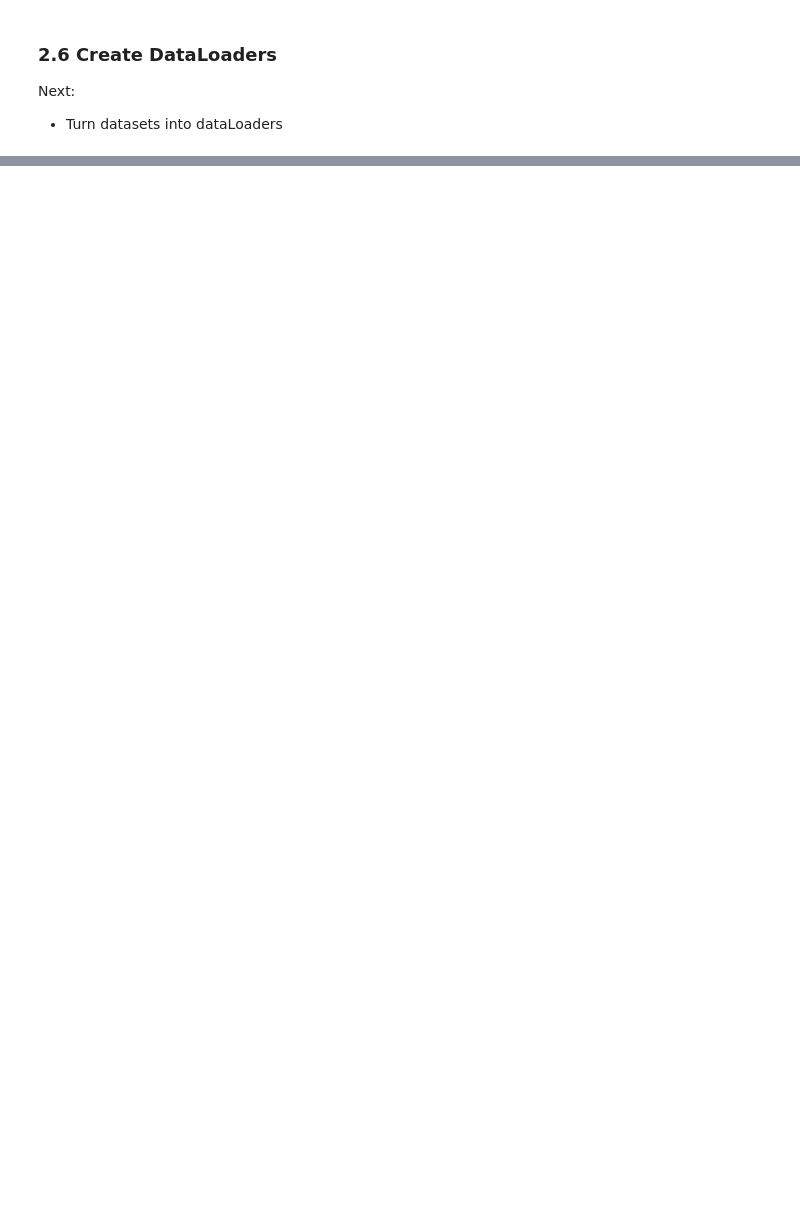
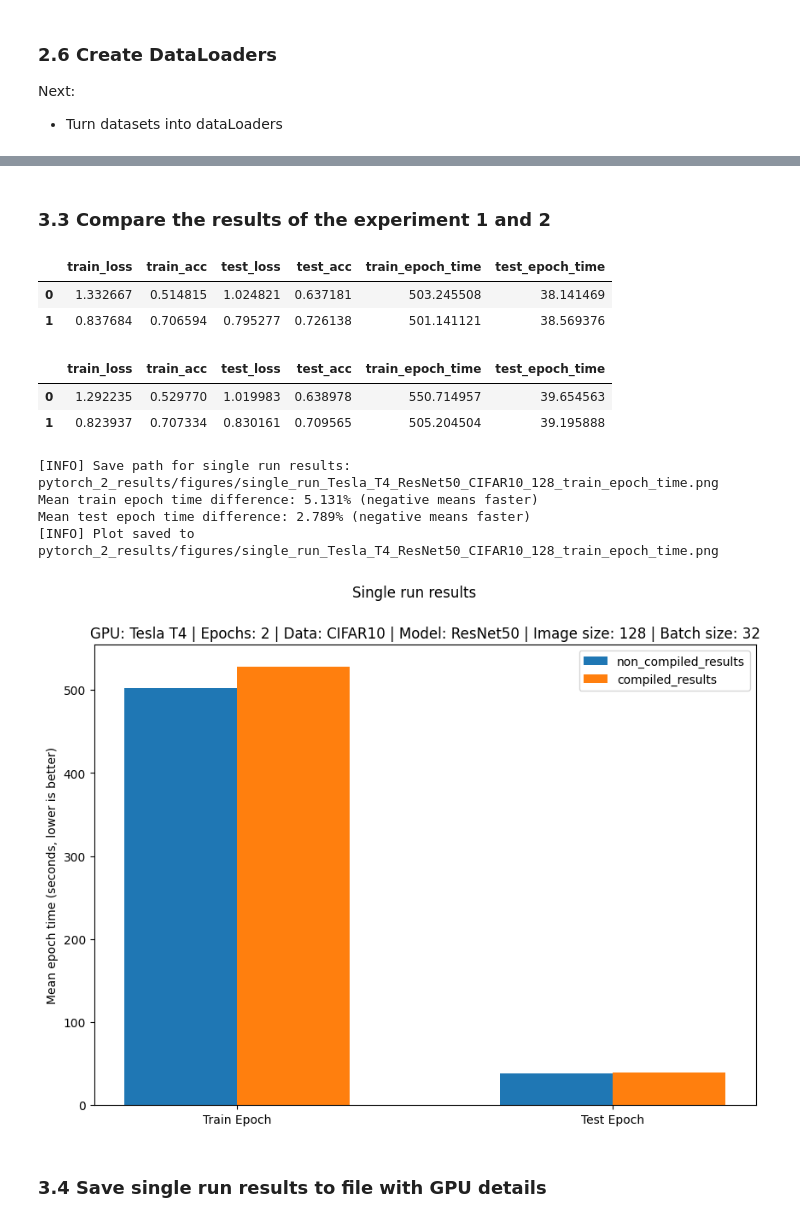
Before and after one commit to gil612/PyTorch, a Jupyter notebook: Python_2_intro.ipynb, the cells around one changed output, grey strips where cells are left out. Drawn from its saved outputs; the diff is of its cells as text; code cells hidden in the pictures; blank space fills up the shorter version.

Commit message:
4 experiments

```diff
--- a/Python_2_intro.ipynb
+++ b/Python_2_intro.ipynb
@@ -409,0 +380,18 @@ Next:
+# %%
+from torch.utils.data import DataLoader
+
+import os
+NUM_WORKERS = os.cpu_count() # We want highest number of CPU cores to load data to GPU
+
+train_dataloader = DataLoader(dataset=train_dataset,
+                              batch_size=BATCH_SIZE,
+                              shuffle = True,
+                              num_workers = NUM_WORKERS)
+test_dataloader = DataLoader(dataset=test_dataset,
+                              batch_size=BATCH_SIZE,
+                              shuffle = False,
+                              num_workers = NUM_WORKERS)
+
+print(f"Train dataloader num batches: {len(train_dataloader)} of batch size {BATCH_SIZE}")
+print(f"Test dataloader num batches: {len(test_dataloader)} of batch size {BATCH_SIZE}")
+print(f"Using num workers to load data (more is generally better): {NUM_WORKERS}")
@@ -409,0 +751,23 @@ Next:
+# %% [markdown]
+### 3.3 Compare the results of the experiment 1 and 2
+# %%
+# Turn experiment results into dataframes
+import pandas as pd
+single_run_no_compile_results_df = pd.DataFrame(single_run_no_compile_results)
+single_run_compile_results_df = pd.DataFrame(single_run_compile_results)
+# %%
+single_run_no_compile_results_df
+# %% [output]
+|  | train_loss | train_acc | test_loss | test_acc | train_epoch_time | test_epoch_time |
+| 0 | 1.332667 | 0.514815 | 1.024821 | 0.637181 | 503.245508 | 38.141469 |
+| 1 | 0.837684 | 0.706594 | 0.795277 | 0.726138 | 501.141121 | 38.569376 |
+# %%
+single_run_compile_results_df
+# %% [output]
+|  | train_loss | train_acc | test_loss | test_acc | train_epoch_time | test_epoch_time |
+| 0 | 1.292235 | 0.529770 | 1.019983 | 0.638978 | 550.714957 | 39.654563 |
+| 1 | 0.823937 | 0.707334 | 0.830161 | 0.709565 | 505.204504 | 39.195888 |
+# %%
+# Create filename to save the results
+DATASET_NAME = "CIFAR10"
+MODEL_NAME = "ResNet50"
@@ -409,0 +836,24 @@ Next:
+# %%
+# Create directory for saving figures
+import os
+dir_to_save_figures_in = "pytorch_2_results/figures/"
+os.makedirs(dir_to_save_figures_in, exist_ok=True)
+
+# Create a save path for the single run results
+save_path_multi_run = f"{dir_to_save_figures_in}single_run_{GPU_NAME}_{MODEL_NAME}_{DATASET_NAME}_{IMAGE_SIZE}_train_epoch_time.png"
+print(f"[INFO] Save path for single run results: {save_path_multi_run}")
+
+# Plot the results and save the figures
+plot_mean_epoch_times(non_compiled_results=single_run_no_compile_results_df,
+                      compiled_results=single_run_compile_results_df,
+                      multi_runs=False,
+                      save_path=save_path_multi_run,
+                      save=True)
+# %% [output]
+[INFO] Save path for single run results: pytorch_2_results/figures/single_run_Tesla_T4_ResNet50_CIFAR10_128_train_epoch_time.png
+Mean train epoch time difference: 5.131% (negative means faster)
+Mean test epoch time difference: 2.789% (negative means faster)
+[INFO] Plot saved to pytorch_2_results/figures/single_run_Tesla_T4_ResNet50_CIFAR10_128_train_epoch_time.png
+[figure, added]
+# %% [markdown]
+### 3.4 Save single run results to file with GPU details
```
Also changed, not shown: parts of 34 cells of this notebook.
